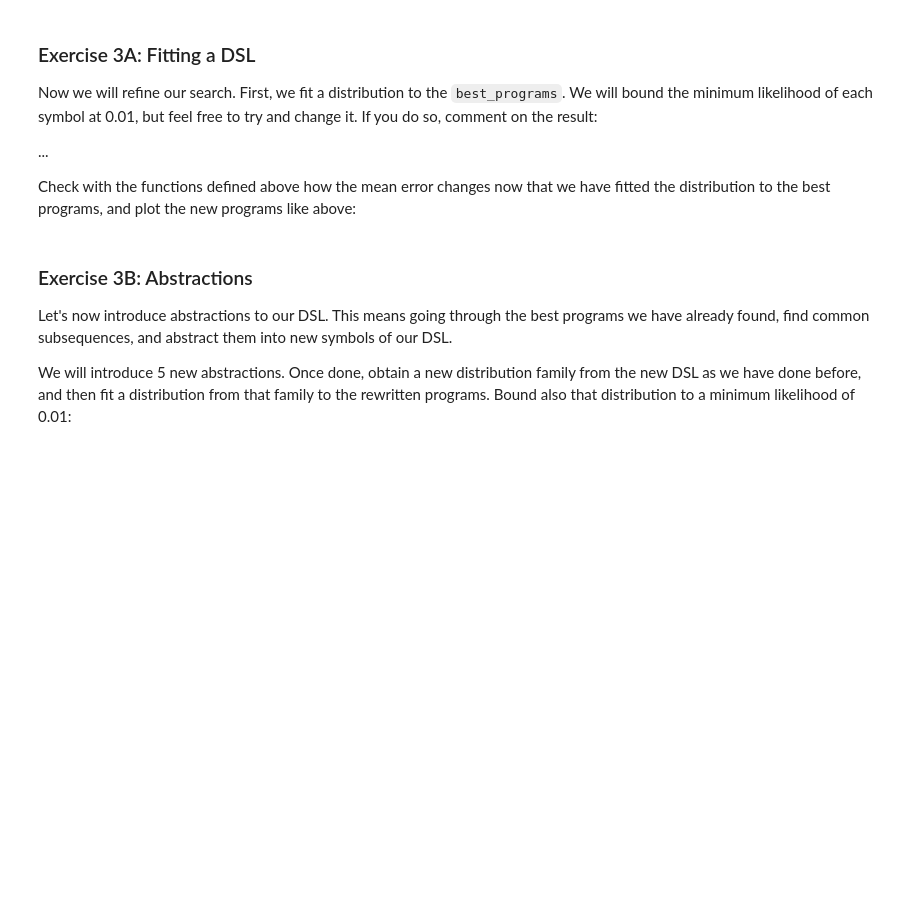
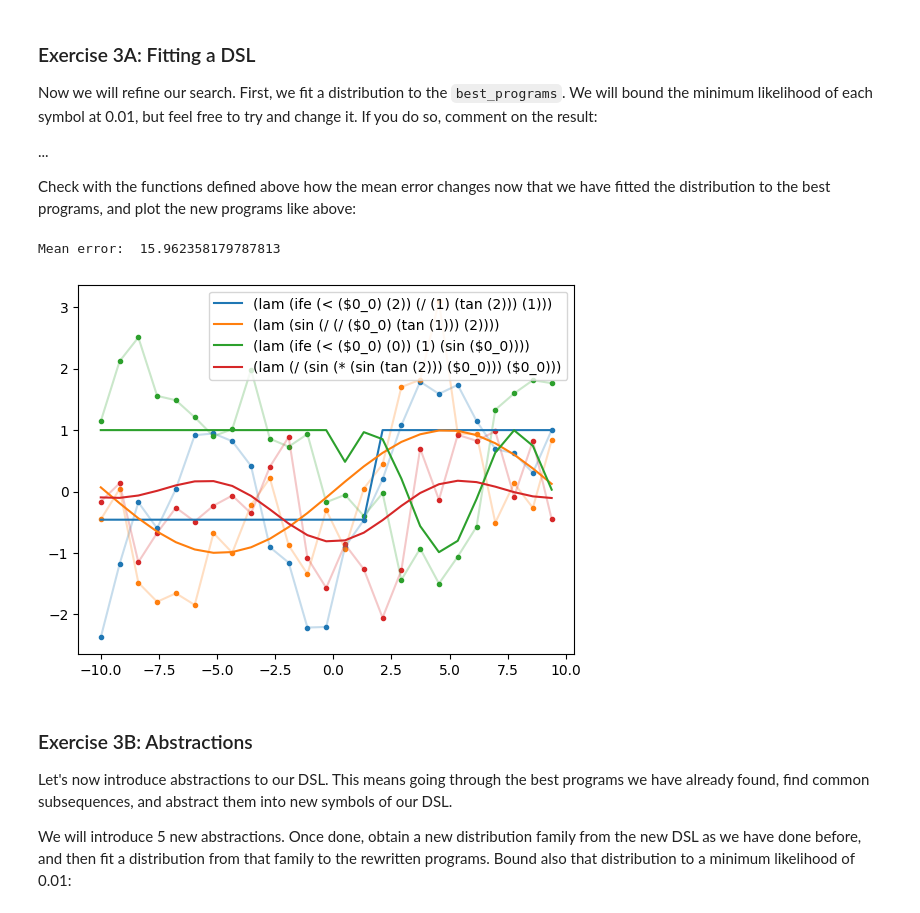
Before and after one commit to R-Jin/neurosymbolicAI_course_25, a Jupyter notebook: assignment2/ass2_library_learning.ipynb, the cells around one changed output. Drawn from its saved outputs; the diff is of its cells as text; code cells hidden in the pictures; blank space fills up the shorter version.

```diff
--- a/assignment2/ass2_library_learning.ipynb
+++ b/assignment2/ass2_library_learning.ipynb
@@ -351,11 +378,15 @@ fitted_dist = dist_family.fit_distribution(best_programs).bound_minimum_likeliho
 # %%
 # Check that the fitted distribution actually makes the error smaller
 
-best_programs_fitted = ...
+best_programs_fitted = best_fits(dsl, dist_family, fitted_dist)
+# %% [output]
+Mean error:  15.962358179787813
 # %%
 # Plot the best programs
 plot_count = 4
-...
+plot_programs_against_data(dsl, best_programs_fitted)
+# %% [output]
+[figure, added]
 # %% [markdown]
 ### Exercise 3B: Abstractions
 
```
Also changed, not shown: parts of 16 cells of this notebook.
